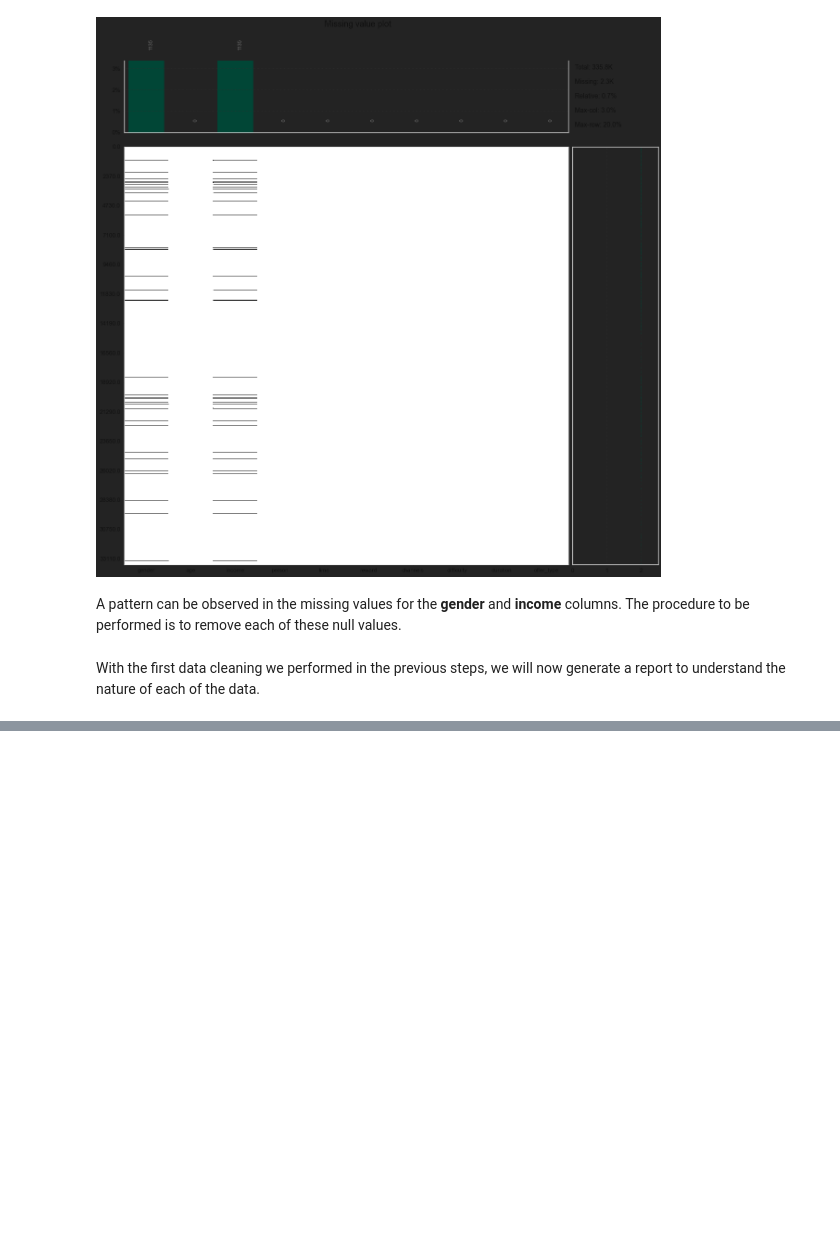
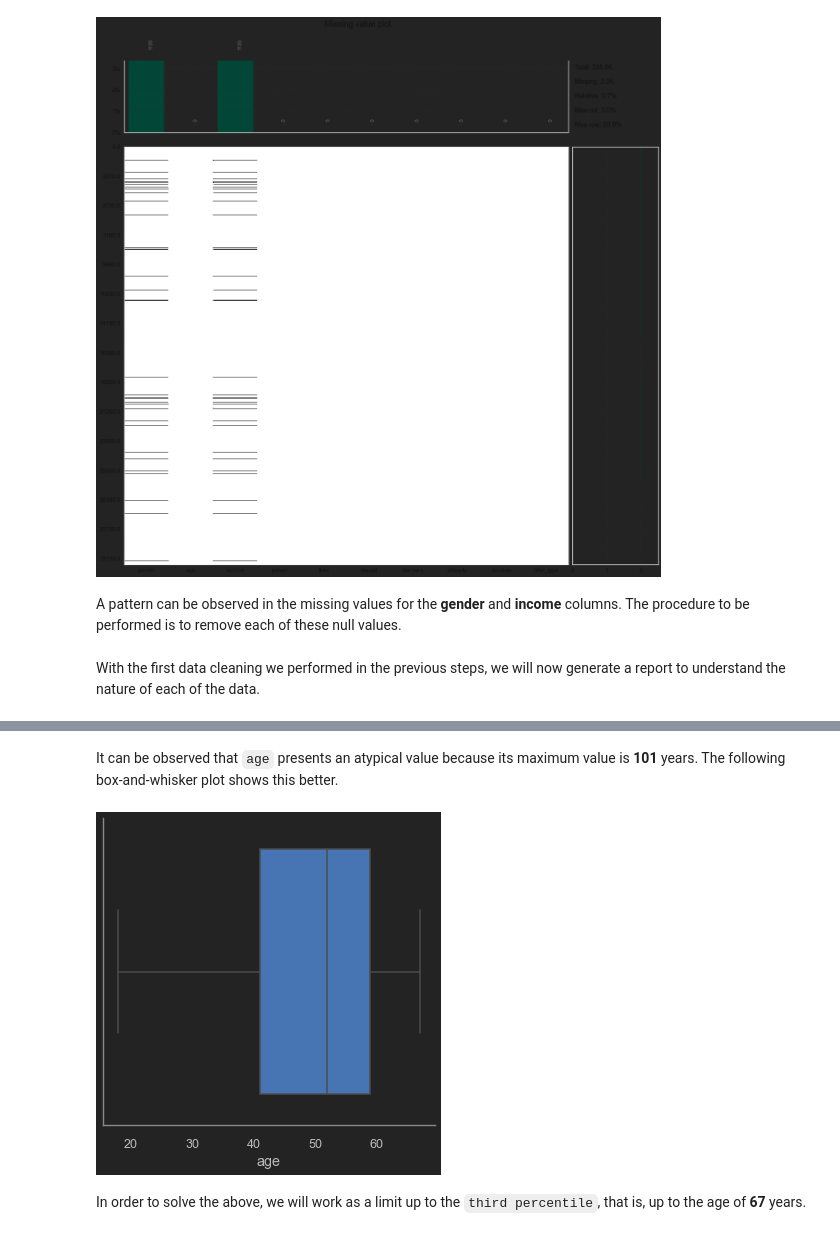
Before and after one commit to cbarros7/ml_engineer_nanodegree, a Jupyter notebook: capstone_project/Starbucks_Capstone_notebook.ipynb, the cells around one changed output, grey strips where cells are left out. Drawn from its saved outputs; the diff is of its cells as text; code cells hidden in the pictures; blank space fills up the shorter version.

Commit message:
Add visualizations and statistics

```diff
--- a/capstone_project/Starbucks_Capstone_notebook.ipynb
+++ b/capstone_project/Starbucks_Capstone_notebook.ipynb
@@ -391,0 +384,7 @@ Displaying negative correlations. Specify a negative "threshold" to limit the re
+# %%
+# Change data type float to int
+for y in final_dataset.columns:
+    if(final_dataset[y].dtype == np.float64):
+        final_dataset[y] = final_dataset[y].astype(int)
+
+final_dataset.dtypes
@@ -391,0 +417,9 @@ Displaying negative correlations. Specify a negative "threshold" to limit the re
+# %% [markdown]
+It can be observed that ``age`` presents an atypical value because its maximum value is **101** years. The following box-and-whisker plot shows this better.
+# %%
+sns.catplot(x='age', data=final_dataset, kind='box')
+plt.show()
+# %% [output]
+[figure, added]
+# %% [markdown]
+In order to solve the above, we will work as a limit up to the ``third percentile``, that is, up to the age of **67** years.
```
Also changed, not shown: parts of 12 cells of this notebook.
